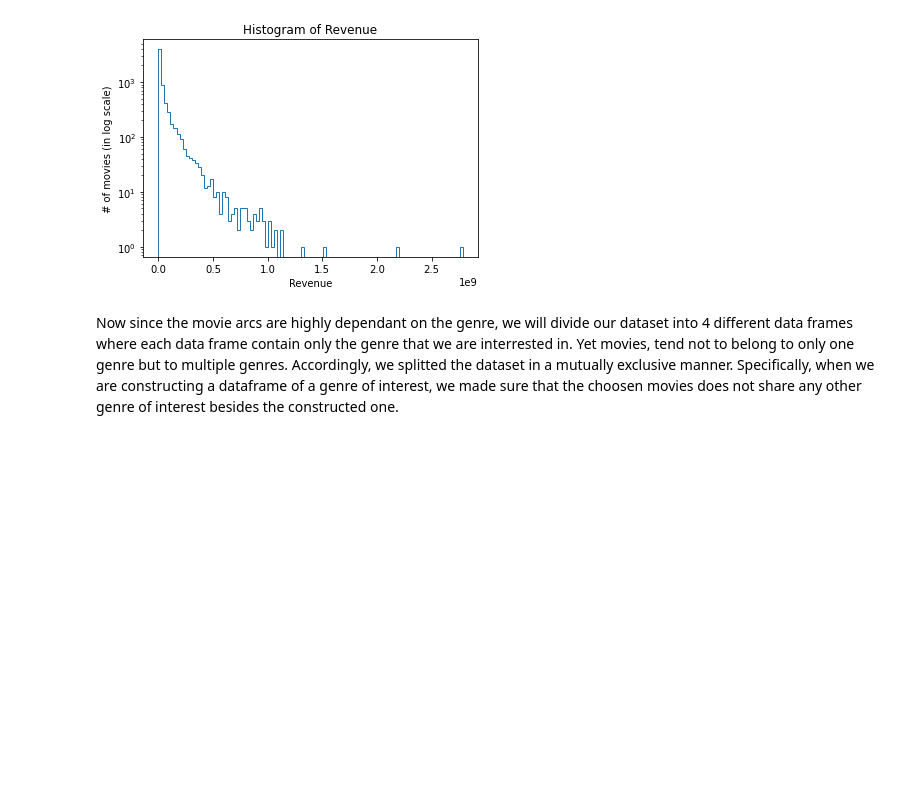
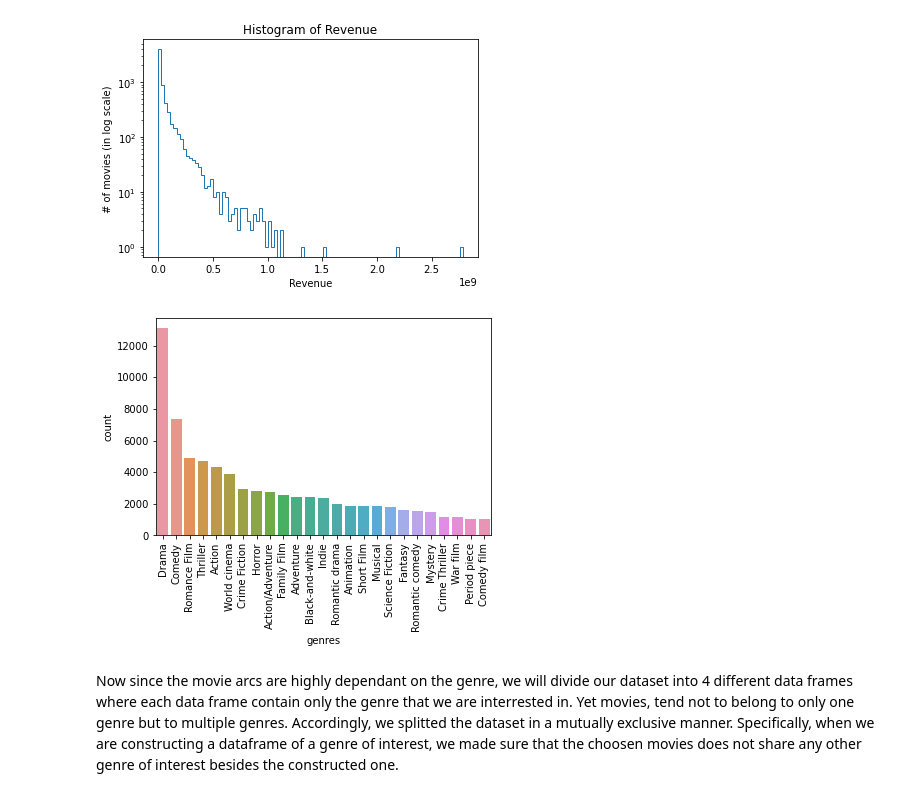
Before and after one commit to epfl-ada/ada-2022-project-runtimeterror, a Jupyter notebook: milestone3.ipynb, the cells around one changed output. Cells and saved outputs as stored; diff of their text form; code cells hidden in the pictures; blank space fills up the shorter version.

Commit message:
genre addition

```diff
--- a/milestone3.ipynb
+++ b/milestone3.ipynb
@@ -195,6 +195,36 @@ plt.xlabel('Revenue')
 plt.show()
 # %% [output]
 [figure]
+# %%
+def get_unique_elements(feature):
+    # this function takes as input the feature column and return a list of all the unique elements in the list
+    feature_vector = []
+    for sample in feature:
+        feature_vector.extend(json.loads(sample).values())
+
+    return list(set(feature_vector))
+
+# get the distinct genres present in the dataset
+unique_genre_vector = get_unique_elements(processed_df["genres"].values)
+
+# initialize a feature vector
+feature = [0]*len(unique_genre_vector)
+
+# increment the index that corresponds to the genre present
+for sample_id, sample in processed_df.iterrows():
+    list_of_features_present = list(json.loads(sample["genres"]).values())
+    for feature_name in list_of_features_present:
+        feature[unique_genre_vector.index(feature_name)]+=1
+
+genres_dataframe = pd.DataFrame({"genres": unique_genre_vector, "count":feature})
+genres_dataframe = genres_dataframe.sort_values(by="count", ascending=False)
+# %%
+genres_dataframe = genres_dataframe[genres_dataframe["count"]>1000]
+sns.barplot(data=genres_dataframe, x="genres", y="count")
+plt.xticks(rotation=90)
+plt.show()
+# %% [output]
+[figure, added]
 # %% [markdown]
 Now since the movie arcs are highly dependant on the genre, we will divide our dataset into 4 different data frames where each data frame contain only the genre that we are interrested in. Yet movies, tend not to belong to only one genre but to multiple genres. Accordingly, we splitted the dataset in a mutually exclusive manner. Specifically, when we are constructing a dataframe of a genre of interest, we made sure that the choosen movies does not share any other genre of interest besides the constructed one.
 # %%
```
Also changed, not shown: parts of 2 cells of this notebook.
